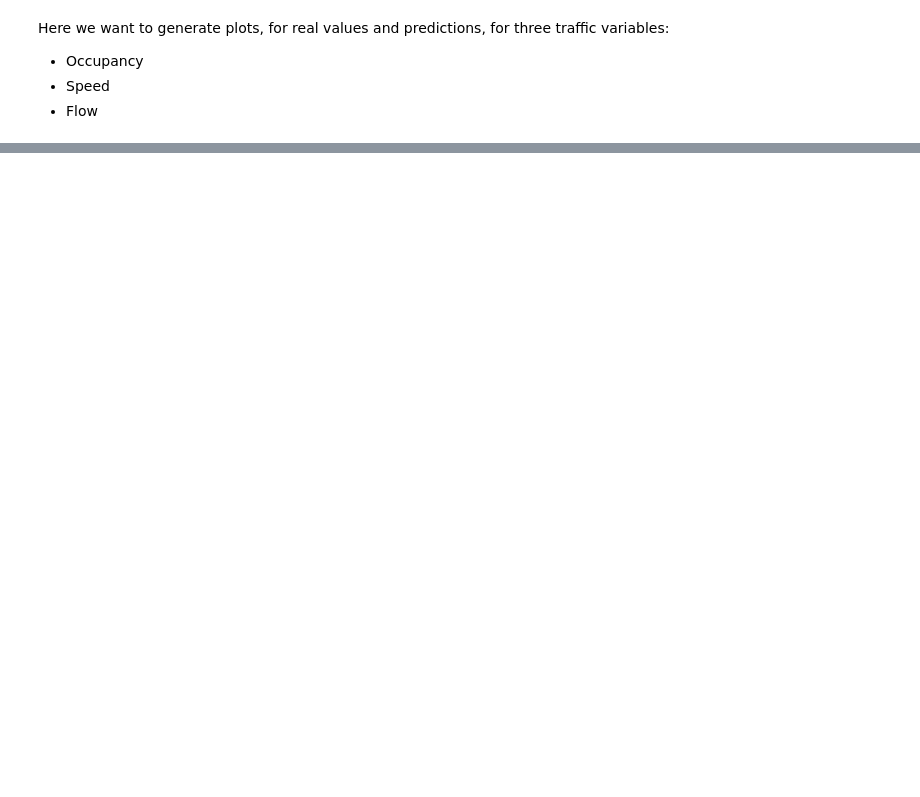
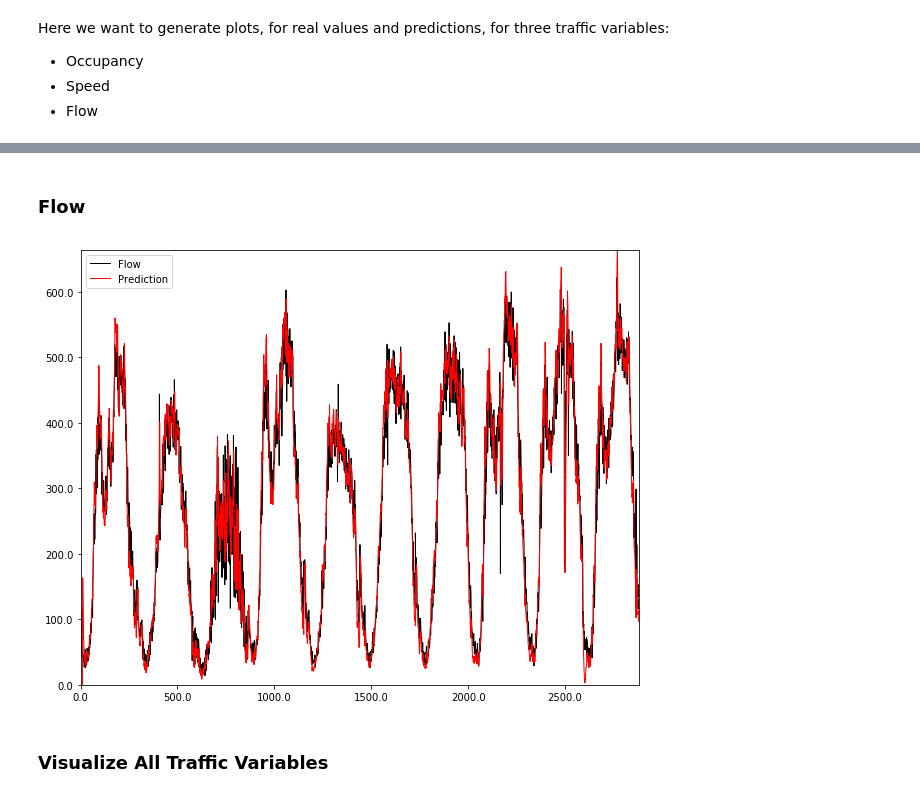
Before and after one commit to hy-lei/A-Hybrid-Approach-for-AID, a Jupyter notebook: TSA.ipynb, the cells around one changed output, grey strips where cells are left out. Drawn from its saved outputs; the diff is of its cells as text; code cells hidden in the pictures; blank space fills up the shorter version.

```diff
--- a/TSA.ipynb
+++ b/TSA.ipynb
@@ -462,0 +573,8 @@ def plot_time_series(X, Y, X_label, Y_label):
+# %% [markdown]
+### Flow
+# %%
+plot_time_series(X_400309[2], Y_400309[2], "Flow", "Prediction")
+# %% [output]
+[figure, added]
+# %% [markdown]
+### Visualize All Traffic Variables
```
Also changed, not shown: parts of 26 cells of this notebook, 1 other file.
